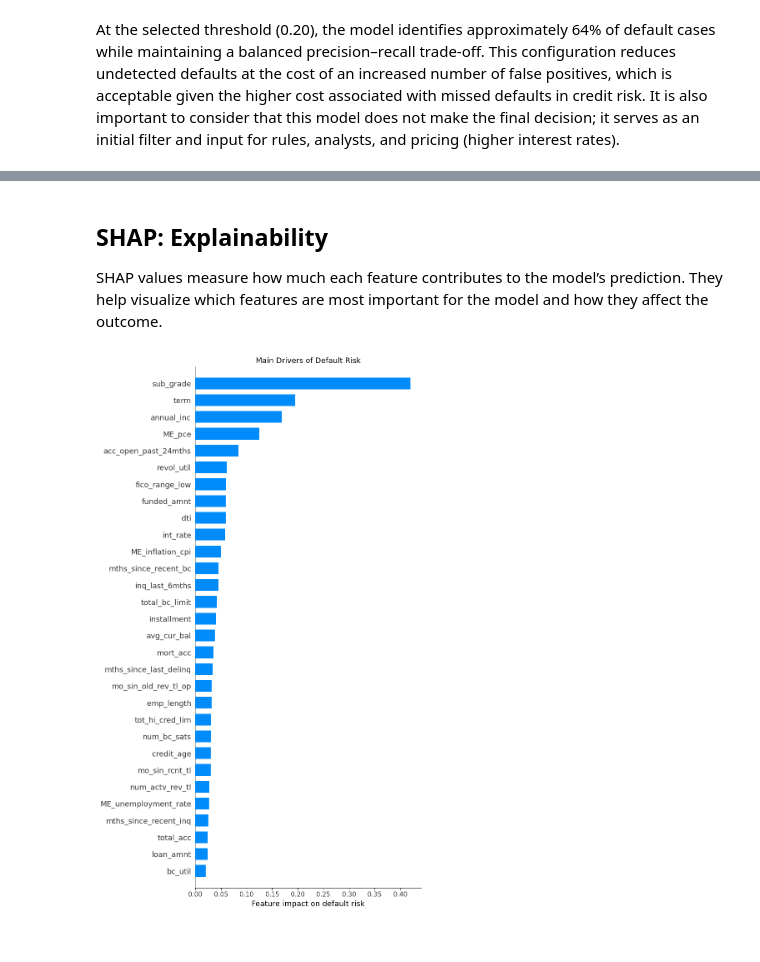
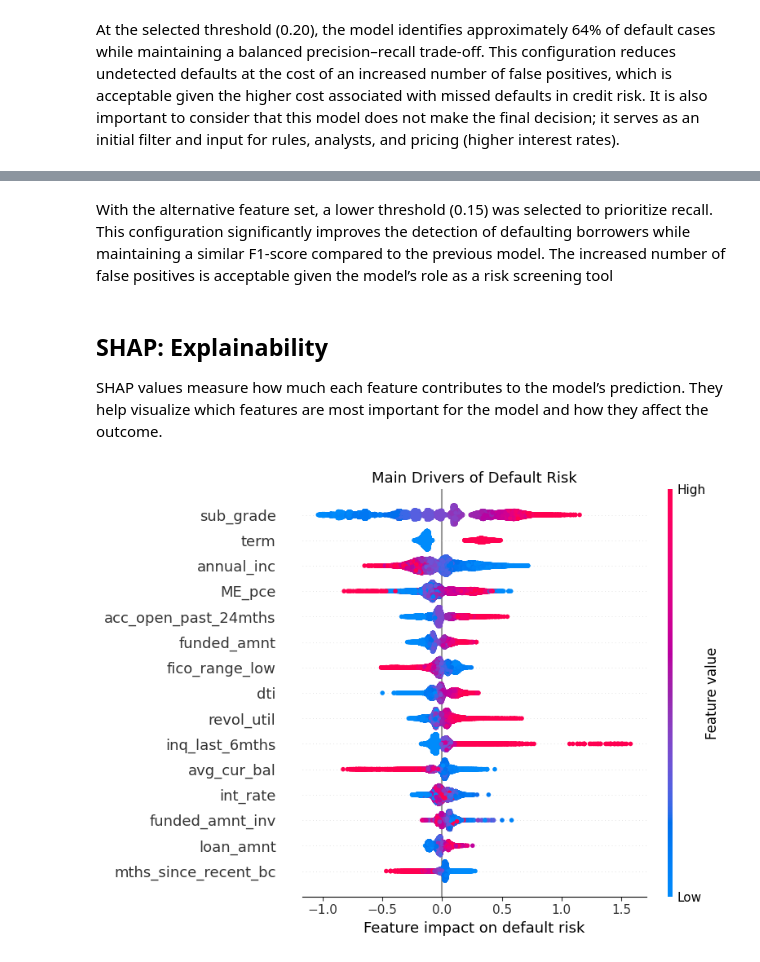
Before and after one commit to 4GeeksAcademy/final_project_creditscoring, a Jupyter notebook: notebooks/EDA.ipynb, the cells around one changed output, grey strips where cells are left out. Cells and saved outputs as stored; diff of their text form; code cells hidden in the pictures.

Commit message:
updated model

```diff
--- a/notebooks/EDA.ipynb
+++ b/notebooks/EDA.ipynb
@@ -1527,6 +1526,7 @@ df_filt = df_importances[df_importances['n_methods'] >= 2]
 
 features_consensus = df_filt['feature'].tolist()
 X_train_3 = X_train[features_consensus]
+X_test_3= X_test[features_consensus]
 
 print(f"Number of selected features: {len(features_consensus)}")
 features_consensus[:24]
@@ -1572,7 +1572,7 @@ To compare different classification algorithms, a stratified cross-validation ap
 For each model, training and validation were performed across multiple folds, and performance was evaluated using ROC-AUC. The mean ROC-AUC was used to assess overall discriminative performance, while the standard deviation across folds was used to evaluate model stability. This procedure ensured that model selection was based on robust generalization performance rather than a single train–validation split.
 # %%
 cv = StratifiedKFold(n_splits=5, shuffle=True, random_state=42)
-X_cv = X_test_1=X_test[features_ob1]
+X_cv = X_train_3
 # %%
 models = {
     "Logistic Regression": LogisticRegression(
@@ -1628,8 +1628,8 @@ In addition, LightGBM effectively handles class imbalance and provides probabili
 
 For these reasons, LightGBM is widely used in real-world credit scoring applications and represents a strong balance between predictive performance and practical applicability.
 # %%
-X_train_sel = X_train[features_ob1]
-X_test_sel  = X_test[features_ob1]
+X_train_sel = X_train_3
+X_test_sel  = X_test_3
 # %% [markdown]
 ## Hyper parameter tunning
 # %% [markdown]
@@ -1903,3 +1903,5 @@ weighted avg       0.79      0.68      0.71     29277
+# %% [markdown]
+With the alternative feature set, a lower threshold (0.15) was selected to prioritize recall. This configuration significantly improves the detection of defaulting borrowers while maintaining a similar F1-score compared to the previous model. The increased number of false positives is acceptable given the model’s role as a risk screening tool
 # %% [markdown]
 ## SHAP: Explainability
 SHAP values measure how much each feature contributes to the model’s prediction. They help visualize which features are most important for the model and how they affect the outcome.
@@ -1909,15 +1911,15 @@ shap_values = explainer.shap_values(X_test_sel)
 # %%
 shap.summary_plot(
     shap_values,
     X_test_sel,
-    plot_type="bar",
-    max_display=30,
+    max_display=15,
+    plot_size=(8, 6),
     show=False
 )
 
 plt.xlabel("Feature impact on default risk")
 plt.title("Main Drivers of Default Risk", fontsize=13)
 plt.tight_layout()
 plt.show()
 # %% [output]
-[figure, old version]
+[figure, new version]
```
Also changed, not shown: parts of 12 cells of this notebook, 1 other file.
